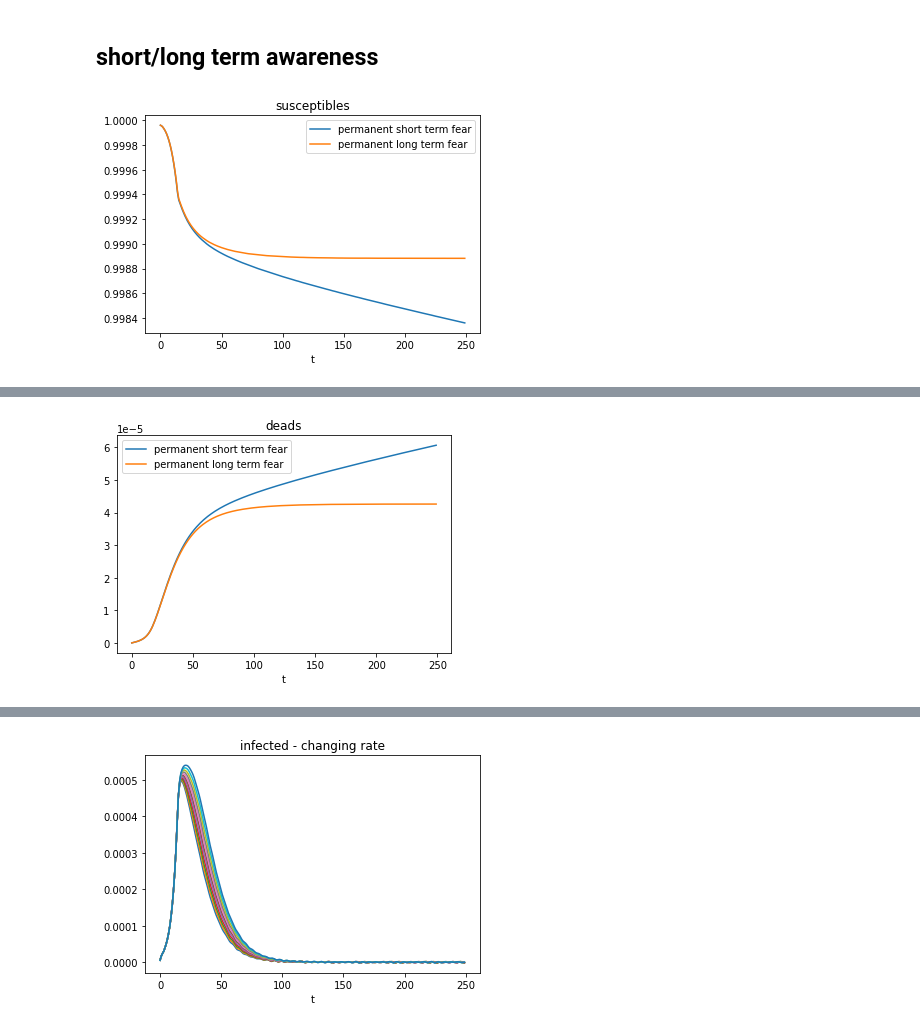
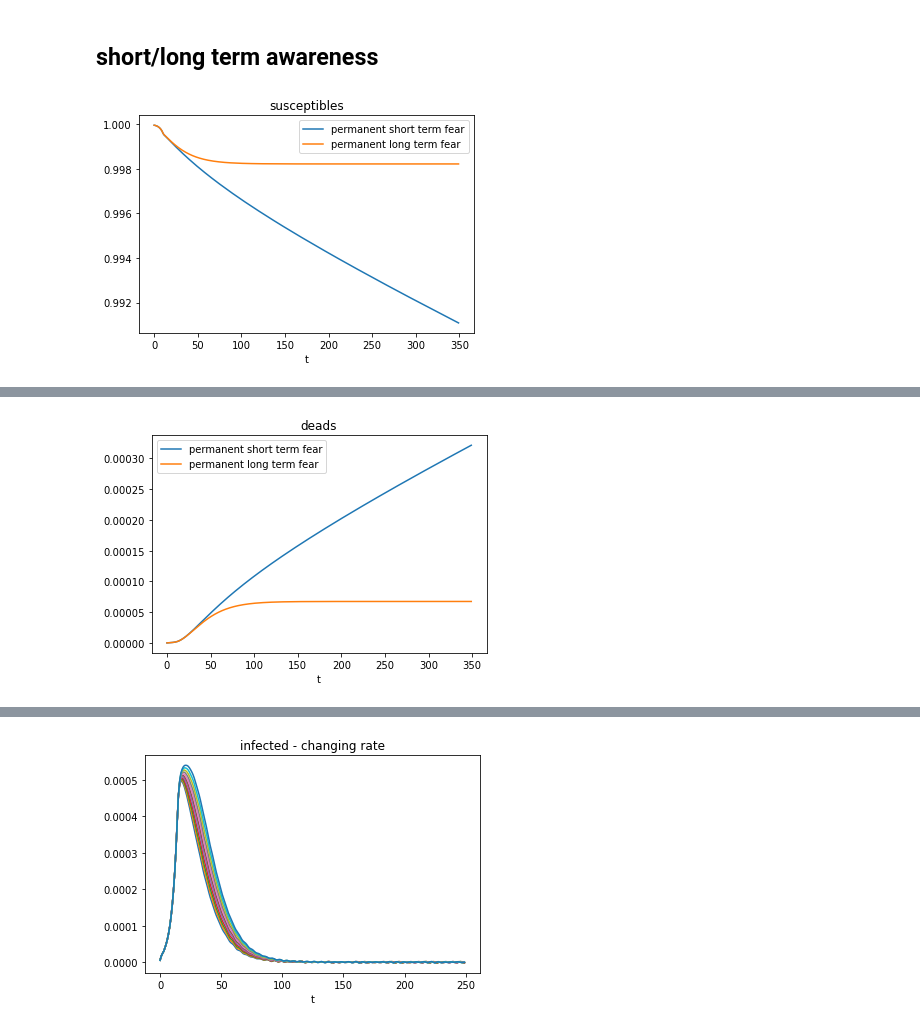
Before and after one commit to giuliacampesan/LDEProject, a Jupyter notebook: LDE_Project.ipynb, the cells around one changed output, grey strips where cells are left out. Drawn from its saved outputs; the diff is of its cells as text; code cells hidden in the pictures.

```diff
--- a/LDE_Project.ipynb
+++ b/LDE_Project.ipynb
@@ -56,7 +56,7 @@ def mymodel_hosp(t, z, beta, mu, gamma, fD, delta_c, k, nu, r, t_thrsld):
 # %% [markdown]
 ## awareness/no awareness
 # %%
-t_max=250
+t_max=350
 t = np.arange(t_max)
 
 # 1) PERMANENT LOCKDOWN
@@ -94,6 +94,7 @@ for i,(col,col1) in enumerate(zip(x, x1)):
     plt.plot(t, col.T, label = 'permanent, short term fear')
     plt.plot(t, col1.T, label = 'permanent, no fear')
     plt.xlabel('t')
+    plt.ticklabel_format(axis="y", style="sci", scilimits=(0,0))
     plt.legend()
     plt.title(names[i])
 # %% [output]
@@ -339,17 +253,0 @@ plt.show()
-# %%
-# infected dynamics
-# changing rates
-
-delta_c = 1e-1
-rates = np.linspace(0.25, 0.32, 11)
-
-Is = np.zeros(shape=(11, t_max))
-for i,r in enumerate(rates):
-    sol = solve_ivp(mymodel_hosp, [0,t_max], z0, dense_output=True, args=(beta, mu, gamma, fD, delta_c, k1, nu, r, t_thrsld))
-    S, E, I, R, H, D = sol.sol(t)
-    Is[i,:]=I
-
-plt.plot(t,Is.T)
-plt.xlabel('t')
-plt.title('infected - changing rate')
-plt.show()
@@ -358,17 +253,0 @@ plt.show()
-# %%
-# infected dynamics
-# changing delta_c
-
-delta_c = np.logspace(-5, -4, 11)
-rates = 0.35
-
-Is = np.zeros(shape=(11, t_max))
-for i,delta in enumerate(delta_c):
-    sol = solve_ivp(mymodel_hosp, [0,t_max], z0, dense_output=True, args=(beta, mu, gamma, fD, delta, k1, nu, rates, t_thrsld))
-    S, E, I, R, H, D = sol.sol(t)
-    Is[i,:]=I
-
-plt.plot(t,Is.T)
-plt.xlabel('t')
-plt.title('infected - changing delta_c')
-plt.show()
@@ -418,7 +354,7 @@ def long_term_fear(t, z, beta, mu, gamma, fD, delta_c, D_c, k, nu, r, t_thrsld):
 # %%
 # 2) LONG TERM AWARENESS
 k = 1
-delta_c = 1e-6
+delta_c = 1e-5
 sol2 = solve_ivp(long_term_fear, [0,t_max], z0, dense_output=True, args=(beta, mu, gamma, fD, delta_c, D_c, k, nu, r, t_thrsld))
 
 S2, E2, I2, R2, H2, D2 = sol2.sol(t)
@@ -430,7 +366,8 @@ for i,(col,col2) in enumerate(zip(x, x2)):
     plt.plot(t, col.T, label = 'permanent short term fear')
     plt.plot(t, col2.T, label = 'permanent long term fear')
     plt.xlabel('t')
+    plt.ticklabel_format(axis="y", style="sci", scilimits=(0,0))
     plt.legend()
     plt.title(names[i])
 # %% [output]
-[figure, old version]
+[figure, new version]
@@ -441,2 +378,2 @@ for i,(col,col2) in enumerate(zip(x, x2)):
-[figure, old version]
+[figure, new version]
 # %%
```
Also changed, not shown: parts of 42 cells of this notebook.
